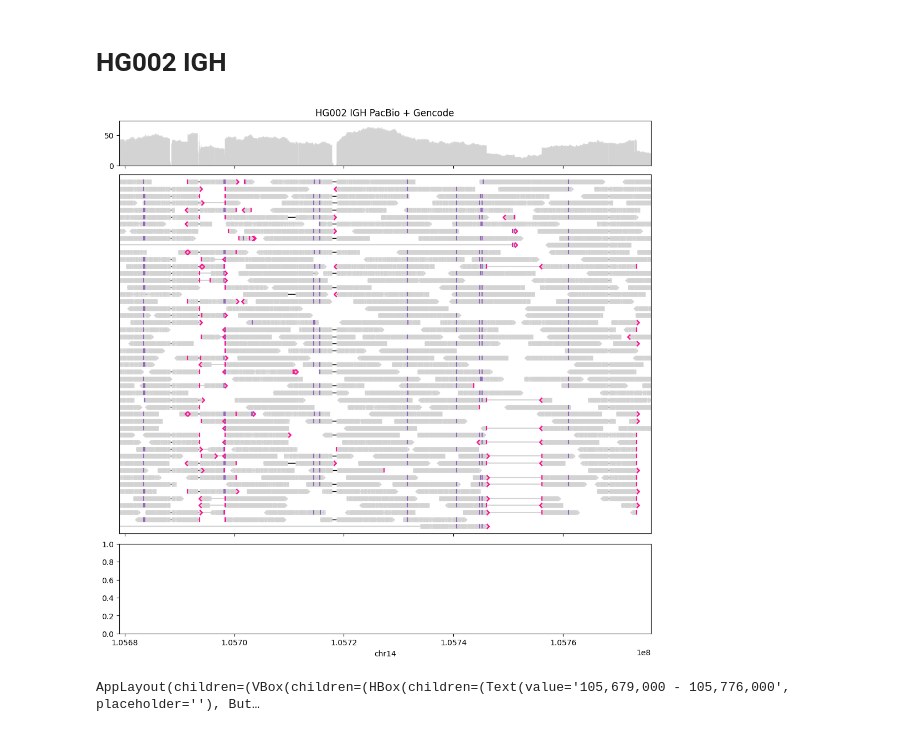
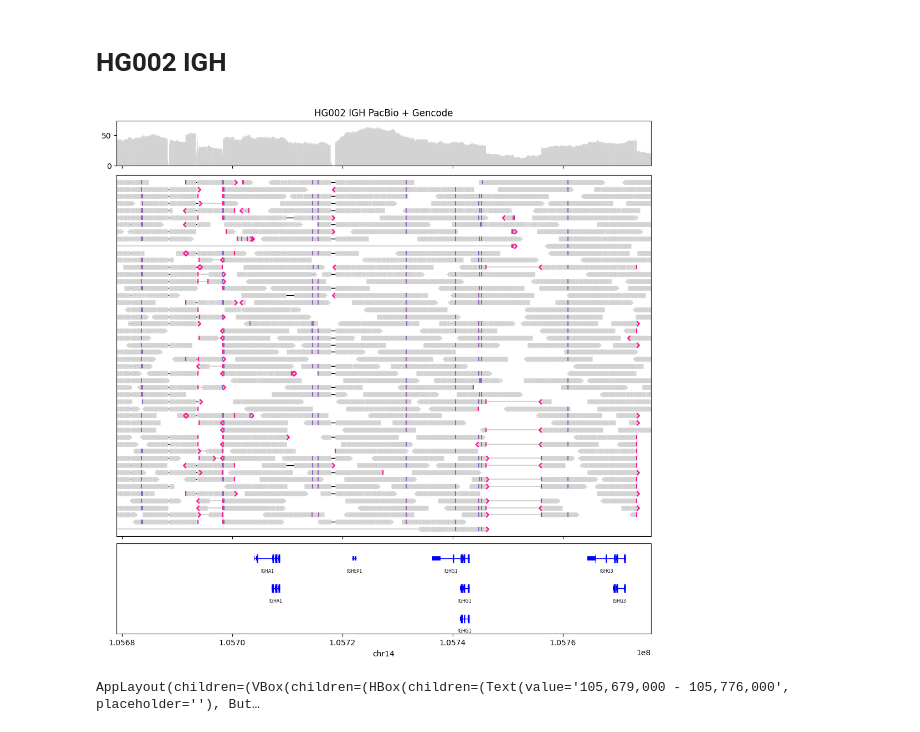
Before and after one commit to jzhang-dev/lakeview, a Jupyter notebook: docs/gallery/IGH.ipynb, the cells around one changed output. Cells and saved outputs as stored; diff of their text form; code cells hidden in the pictures.

Commit message:
Include transcripts in IGH example

```diff
--- a/docs/gallery/IGH.ipynb
+++ b/docs/gallery/IGH.ipynb
@@ -6,38 +6,38 @@ import lakeview as lv
 # %%
 CHROMOSOME = "chr14"
 VIEW_START = 105679000
 VIEW_END = 105776000
 START = VIEW_START - int(50e3)
 END = VIEW_END + int(50e3)
 GENCODE_GTF_PATH = "../../tests/data/gencode.v40.annotation.gtf.gz"
 PACBIO_BAM_PATH = "../../tests/data/HG002_IGH_PacBio_CCS.bam"
 
-# with gzip.open(GENCODE_GTF_PATH, "rt") as f:
-#     gencode_painter = lv.GeneAnnotation.from_gencode_gtf(
-#         f, "gtf", region=(CHROMOSOME, (START, END))
-#     )
+with gzip.open(GENCODE_GTF_PATH, "rt") as f:
+    gencode_painter = lv.GeneAnnotation.from_gencode_gtf(
+        f, "gtf", region=(CHROMOSOME, (START, END))
+    )
 pacbio_painter = lv.SequenceAlignment.from_file(
     PACBIO_BAM_PATH, region=(CHROMOSOME, (START, END))
 )
 gv = lv.GenomeViewer(3, height_ratios=(1, 8, 2))
 pacbio_painter.draw_pileup(
     gv.axes[0],
     show_mismatches=False,
 )
 pacbio_painter.draw_alignment(
     gv.axes[1],
     show_mismatches=False,
     sort_by="length",
     link_by="name",
     max_rows=50,
 )
-# gencode_painter.draw_transcripts(gv.axes[2], max_rows=5, sort_by="length")
+gencode_painter.draw_transcripts(gv.axes[2], max_rows=5, sort_by="length")
 
 gv.set_xlim((VIEW_START, VIEW_END))
 gv.set_xlabel(CHROMOSOME)
 gv.set_title("HG002 IGH PacBio + Gencode")
 # %% [output]
-[figure, old version]
+[figure, new version]
 # %%
 gv
 # %% [output]
```
Also changed, not shown: 1 other file.
